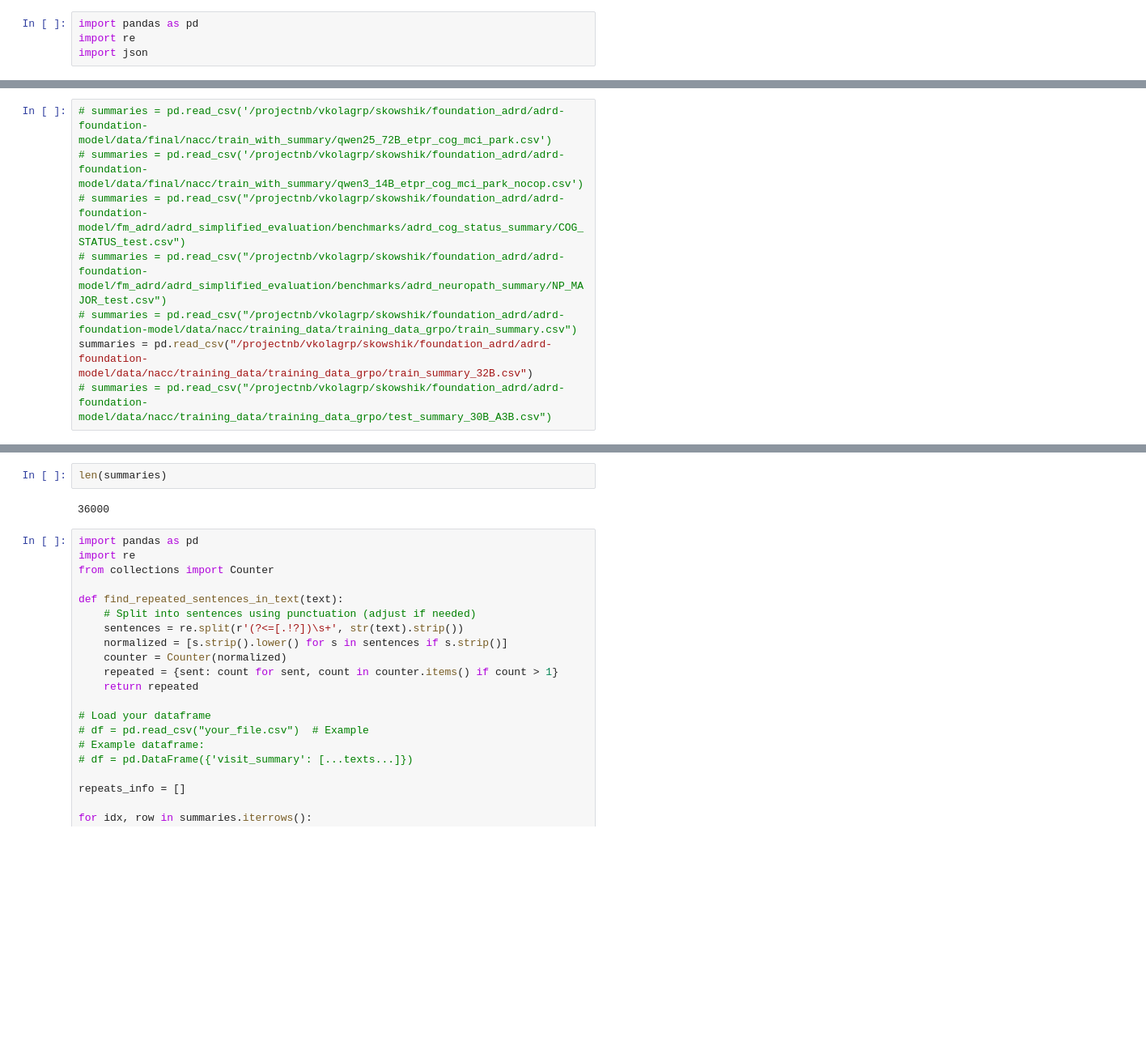
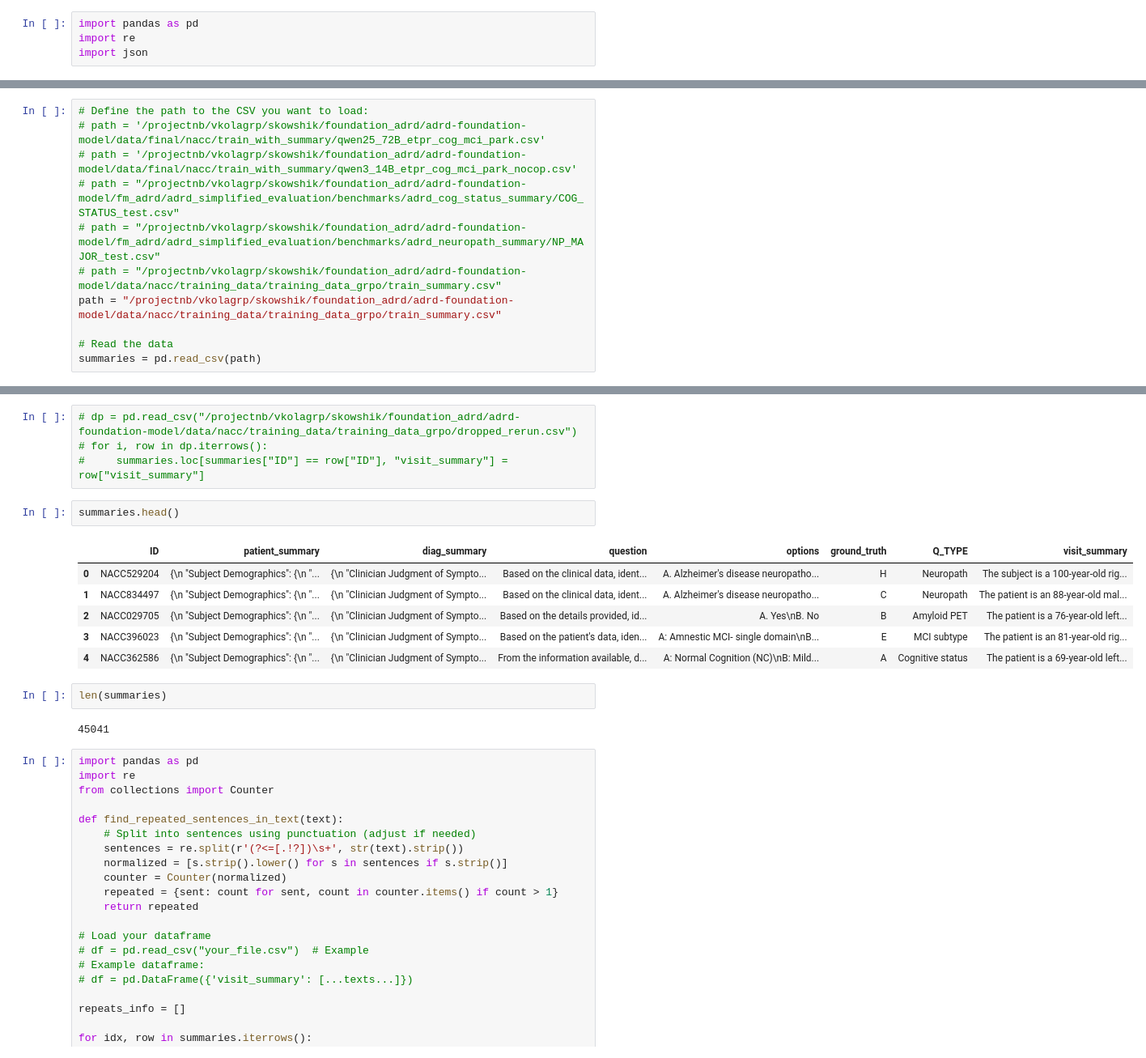
Before and after one commit to vkola-lab/lunar, a Jupyter notebook: data_preparation/create_summary/check_generated_summaries.ipynb, the cells around one changed output, grey strips where cells are left out. Shown: that part at 81% size. Cells and saved outputs as stored; diff of their text form; blank space fills up the shorter version.

```diff
--- a/data_preparation/create_summary/check_generated_summaries.ipynb
+++ b/data_preparation/create_summary/check_generated_summaries.ipynb
@@ -5,8 +11,11 @@ import json
 # %%
-# summaries = pd.read_csv('/projectnb/vkolagrp/skowshik/foundation_adrd/adrd-foundation-model/data/final/nacc/train_with_summary/qwen25_72B_etpr_cog_mci_park.csv')
-# summaries = pd.read_csv('/projectnb/vkolagrp/skowshik/foundation_adrd/adrd-foundation-model/data/final/nacc/train_with_summary/qwen3_14B_etpr_cog_mci_park_nocop.csv')
-# summaries = pd.read_csv("/projectnb/vkolagrp/skowshik/foundation_adrd/adrd-foundation-model/fm_adrd/adrd_simplified_evaluation/benchmarks/adrd_cog_status_summary/COG_STATUS_test.csv")
-# summaries = pd.read_csv("/projectnb/vkolagrp/skowshik/foundation_adrd/adrd-foundation-model/fm_adrd/adrd_simplified_evaluation/benchmarks/adrd_neuropath_summary/NP_MAJOR_test.csv")
-# summaries = pd.read_csv("/projectnb/vkolagrp/skowshik/foundation_adrd/adrd-foundation-model/data/nacc/training_data/training_data_grpo/train_summary.csv")
-summaries = pd.read_csv("/projectnb/vkolagrp/skowshik/foundation_adrd/adrd-foundation-model/data/nacc/training_data/training_data_grpo/train_summary_32B.csv")
-# summaries = pd.read_csv("/projectnb/vkolagrp/skowshik/foundation_adrd/adrd-foundation-model/data/nacc/training_data/training_data_grpo/test_summary_30B_A3B.csv")
+# Define the path to the CSV you want to load:
+# path = '/projectnb/vkolagrp/skowshik/foundation_adrd/adrd-foundation-model/data/final/nacc/train_with_summary/qwen25_72B_etpr_cog_mci_park.csv'
+# path = '/projectnb/vkolagrp/skowshik/foundation_adrd/adrd-foundation-model/data/final/nacc/train_with_summary/qwen3_14B_etpr_cog_mci_park_nocop.csv'
+# path = "/projectnb/vkolagrp/skowshik/foundation_adrd/adrd-foundation-model/fm_adrd/adrd_simplified_evaluation/benchmarks/adrd_cog_status_summary/COG_STATUS_test.csv"
+# path = "/projectnb/vkolagrp/skowshik/foundation_adrd/adrd-foundation-model/fm_adrd/adrd_simplified_evaluation/benchmarks/adrd_neuropath_summary/NP_MAJOR_test.csv"
+# path = "/projectnb/vkolagrp/skowshik/foundation_adrd/adrd-foundation-model/data/nacc/training_data/training_data_grpo/train_summary.csv"
+path = "/projectnb/vkolagrp/skowshik/foundation_adrd/adrd-foundation-model/data/nacc/training_data/training_data_grpo/train_summary.csv"
+
+# Read the data
+summaries = pd.read_csv(path)
@@ -13,7 +42,20 @@ summaries = pd.read_csv("/projectnb/vkolagrp/skowshik/foundation_adrd/adrd-found
+# %%
+# dp = pd.read_csv("/projectnb/vkolagrp/skowshik/foundation_adrd/adrd-foundation-model/data/nacc/training_data/training_data_grpo/dropped_rerun.csv")
+# for i, row in dp.iterrows():
+#     summaries.loc[summaries["ID"] == row["ID"], "visit_summary"] = row["visit_summary"]
+# %%
+summaries.head()
+# %% [output]
+|  | ID | patient_summary | diag_summary | question | options | ground_truth | Q_TYPE | visit_summary |
+| 0 | NACC529204 | {\n "Subject Demographics": {\n "... | {\n "Clinician Judgment of Sympto... | Based on the clinical data, ident... | A. Alzheimer's disease neuropatho... | H | Neuropath | The subject is a 100-year-old rig... |
+| 1 | NACC834497 | {\n "Subject Demographics": {\n "... | {\n "Clinician Judgment of Sympto... | Based on the clinical data, ident... | A. Alzheimer's disease neuropatho... | C | Neuropath | The patient is an 88-year-old mal... |
+| 2 | NACC029705 | {\n "Subject Demographics": {\n "... | {\n "Clinician Judgment of Sympto... | Based on the details provided, id... | A. Yes\nB. No | B | Amyloid PET | The patient is a 76-year-old left... |
+| 3 | NACC396023 | {\n "Subject Demographics": {\n "... | {\n "Clinician Judgment of Sympto... | Based on the patient's data, iden... | A: Amnestic MCI- single domain\nB... | E | MCI subtype | The patient is an 81-year-old rig... |
+| 4 | NACC362586 | {\n "Subject Demographics": {\n "... | {\n "Clinician Judgment of Sympto... | From the information available, d... | A: Normal Cognition (NC)\nB: Mild... | A | Cognitive status | The patient is a 69-year-old left... |
 # %%
 len(summaries)
 # %% [output]
-36000
+45041
 # %%
 import pandas as pd
 import re
```
Also changed, not shown: parts of 20 cells of this notebook, 15 other files.
